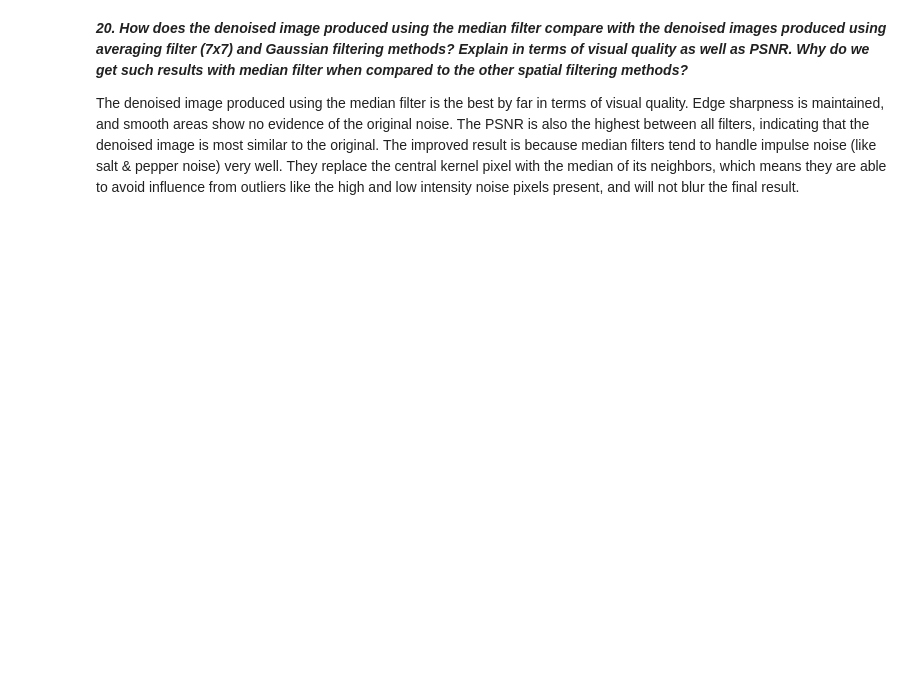
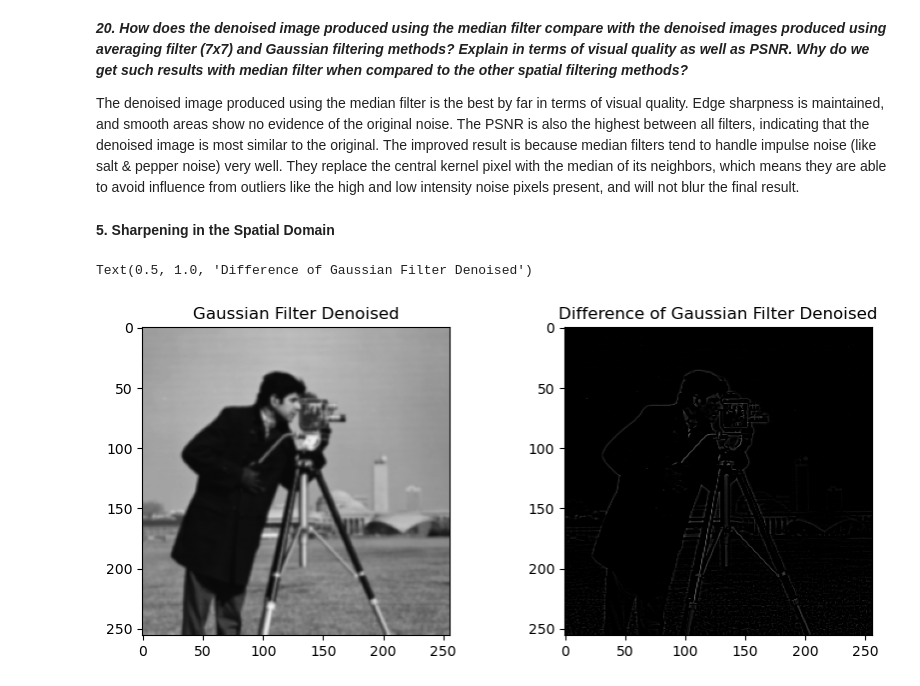
Before and after one commit to adeleyounis/SYDE575, a Jupyter notebook: Lab 2/Lab2.ipynb, the cells around one changed output. Drawn from its saved outputs; the diff is of its cells as text; code cells hidden in the pictures; blank space fills up the shorter version.

```diff
--- a/Lab 2/Lab2.ipynb
+++ b/Lab 2/Lab2.ipynb
@@ -369,3 +367,19 @@ quality as well as PSNR. Why do we get such results with median filter when comp
 spatial filtering methods?***
 
 The denoised image produced using the median filter is the best by far in terms of visual quality. Edge sharpness is maintained, and smooth areas show no evidence of the original noise. The PSNR is also the highest between all filters, indicating that the denoised image is most similar to the original. The improved result is because median filters tend to handle impulse noise (like salt & pepper noise) very well. They replace the central kernel pixel with the median of its neighbors, which means they are able to avoid influence from outliers like the high and low intensity noise pixels present, and will not blur the final result.
+# %% [markdown]
+**5. Sharpening in the Spatial Domain**
+# %%
+# apply 7x7 gaussian filter to cameraman image
+cameraman_gaussian = ndimage.convolve(cameraman, gauss_7)
+
+cameraman_diff  = cameraman - cameraman_gaussian
+
+fig, axes = plt.subplots(1, 2, figsize=(10,4))
+axes[0].imshow(cameraman_gaussian, vmin=0, vmax=1)
+axes[0].set_title('Gaussian Filter Denoised')
+axes[1].imshow(cameraman_diff, vmin=0, vmax=1)
+axes[1].set_title('Difference of Gaussian Filter Denoised')
+# %% [output]
+Text(0.5, 1.0, 'Difference of Gaussian Filter Denoised')
+[figure, added]
```
Also changed, not shown: parts of 20 cells of this notebook.
